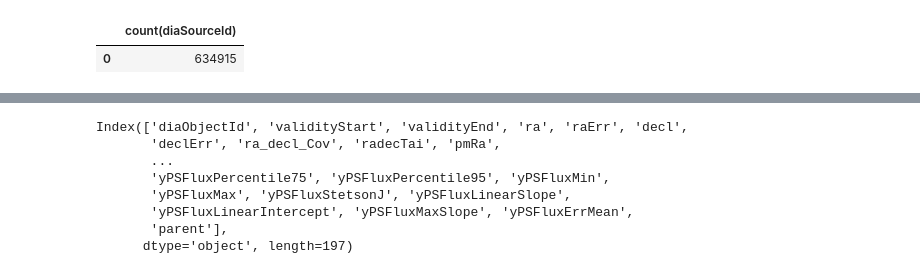
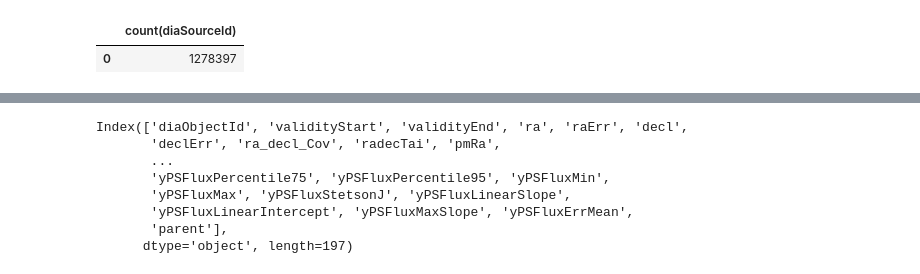
Before and after one commit to lsst/alert_packet, a Jupyter notebook: examples/make_HiTS_alerts.ipynb, the cells around one changed output, grey strips where cells are left out. Drawn from its saved outputs; the diff is of its cells as text; code cells hidden in the pictures.

```diff
--- a/examples/make_HiTS_alerts.ipynb
+++ b/examples/make_HiTS_alerts.ipynb
@@ -36,8 +46,8 @@ REPO = '/project/mrawls/hits2015/rerun/cw_2020_01'
 # %%
 connection = sqlite3.connect(f'{REPO}/association.db')
 # %%
-pd.read_sql_query('select count(diaSourceId) from DiaSource;', connection)
+pd.read_sql_query('select count(diaSourceId) from diaSource;', connection)
 # %% [output]
 |  | count(diaSourceId) |
-| 0 | 634915 |
+| 0 | 1278397 |
 # %%
```
Also changed, not shown: parts of 11 cells of this notebook, 4 other files.
